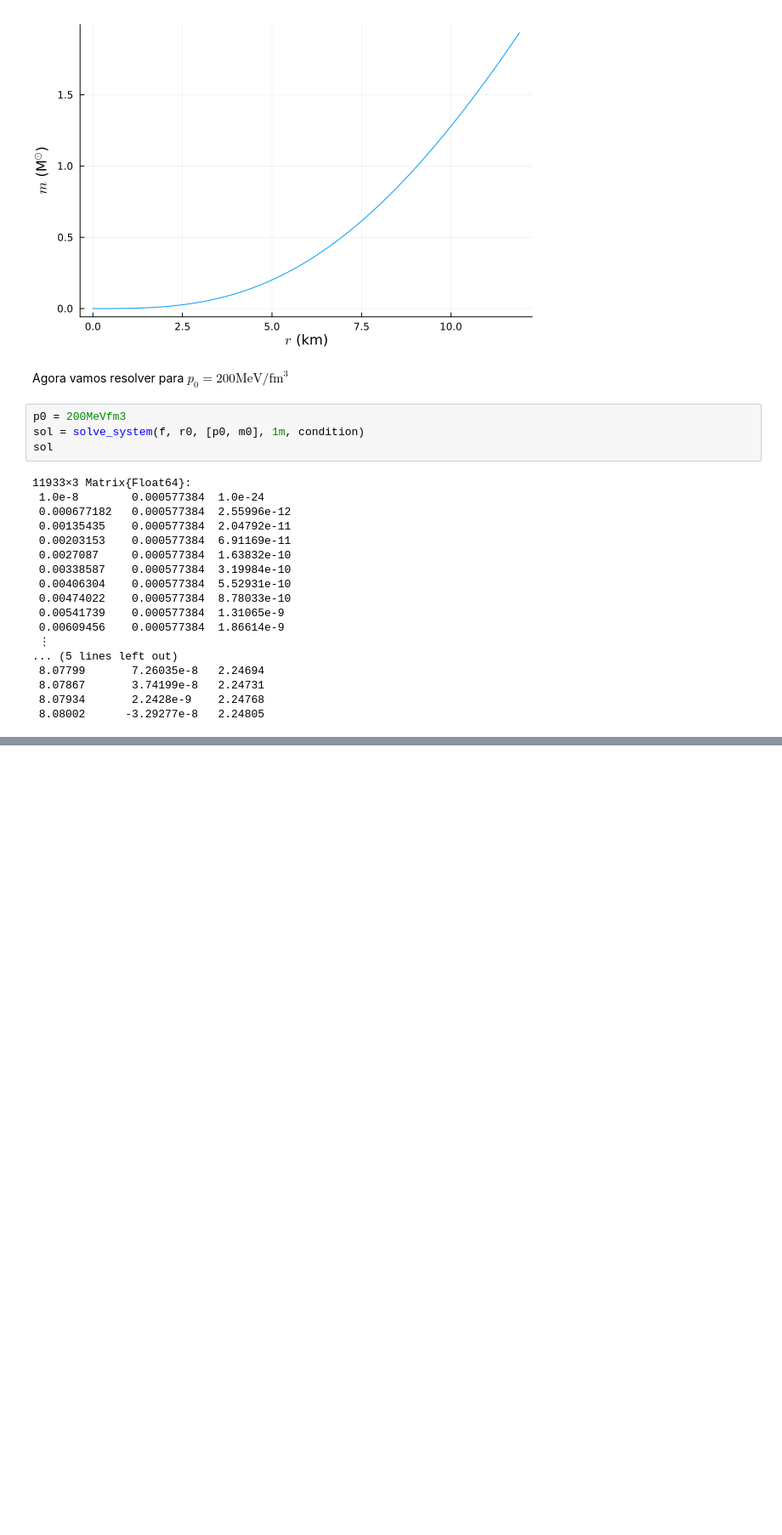
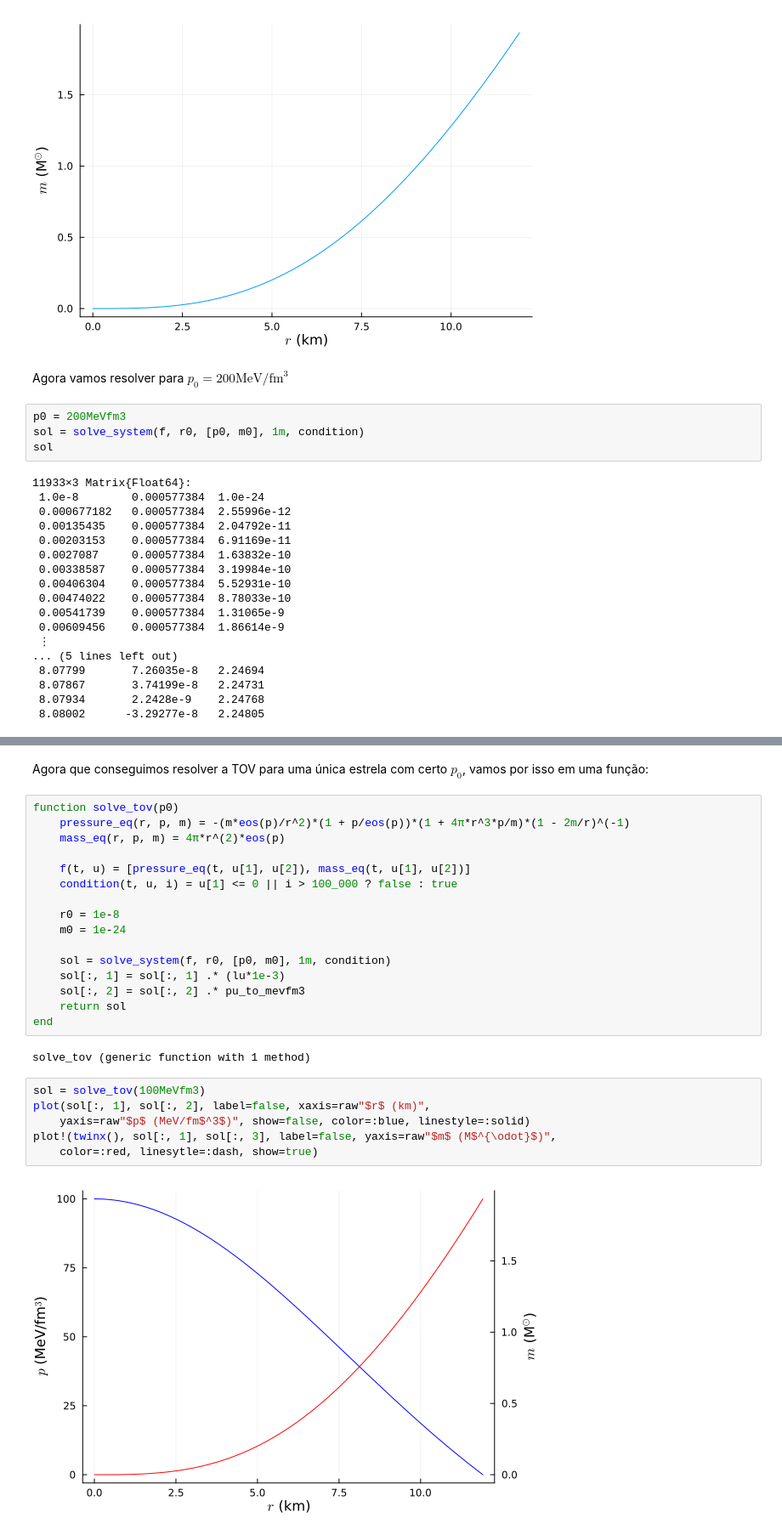
Before and after one commit to SunkPlane29/workshop_tov, a Jupyter notebook: main.ipynb, the cells around one changed output, grey strips where cells are left out. Shown at 85% size. Saved outputs shown, nothing was run; the diff lists cells and outputs as text; blank space fills up the shorter version.

Commit message:
solve sequence (basically done now)

```diff
--- a/main.ipynb
+++ b/main.ipynb
@@ -157,2 +161,30 @@ plot(sol[:, 1] .* (lu*1e-3), sol[:, 3], label=false, xaxis=raw"$r$ (km)", yaxis=
 # %% [output]
 [figure]
+# %% [markdown]
+Agora que conseguimos resolver a TOV para uma única estrela com certo $p_0$, vamos por isso em uma função:
+# %%
+function solve_tov(p0)
+    pressure_eq(r, p, m) = -(m*eos(p)/r^2)*(1 + p/eos(p))*(1 + 4π*r^3*p/m)*(1 - 2m/r)^(-1)
+    mass_eq(r, p, m) = 4π*r^(2)*eos(p)
+
+    f(t, u) = [pressure_eq(t, u[1], u[2]), mass_eq(t, u[1], u[2])]
+    condition(t, u, i) = u[1] <= 0 || i > 100_000 ? false : true
+
+    r0 = 1e-8
+    m0 = 1e-24
+
+    sol = solve_system(f, r0, [p0, m0], 1m, condition)
+    sol[:, 1] = sol[:, 1] .* (lu*1e-3)
+    sol[:, 2] = sol[:, 2] .* pu_to_mevfm3
+    return sol
+end
+# %% [output]
+solve_tov (generic function with 1 method)
+# %%
+sol = solve_tov(100MeVfm3)
+plot(sol[:, 1], sol[:, 2], label=false, xaxis=raw"$r$ (km)",
+    yaxis=raw"$p$ (MeV/fm$^3$)", show=false, color=:blue, linestyle=:solid)
+plot!(twinx(), sol[:, 1], sol[:, 3], label=false, yaxis=raw"$m$ (M$^{\odot}$)",
+    color=:red, linesytle=:dash, show=true)
+# %% [output]
+[figure, added]
```
Also changed, not shown: parts of 15 cells of this notebook.
